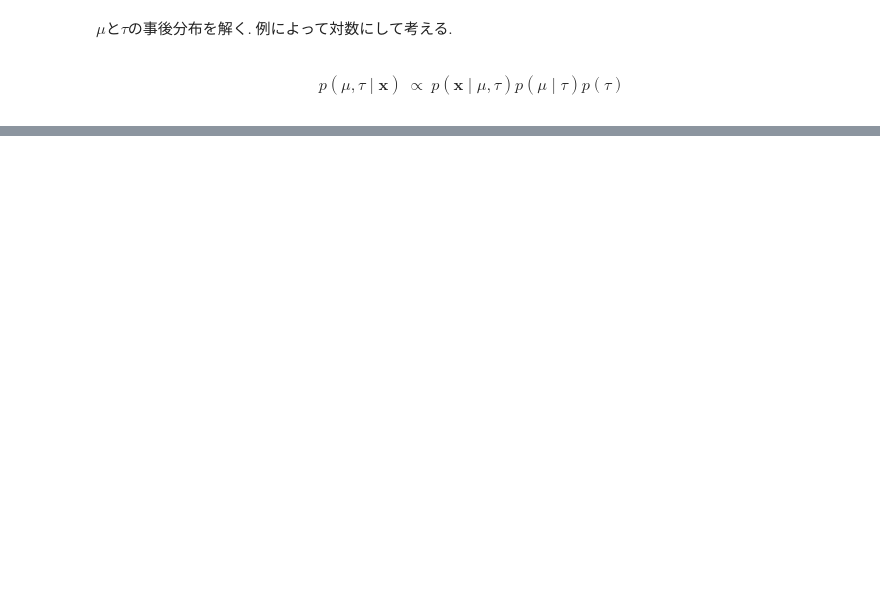
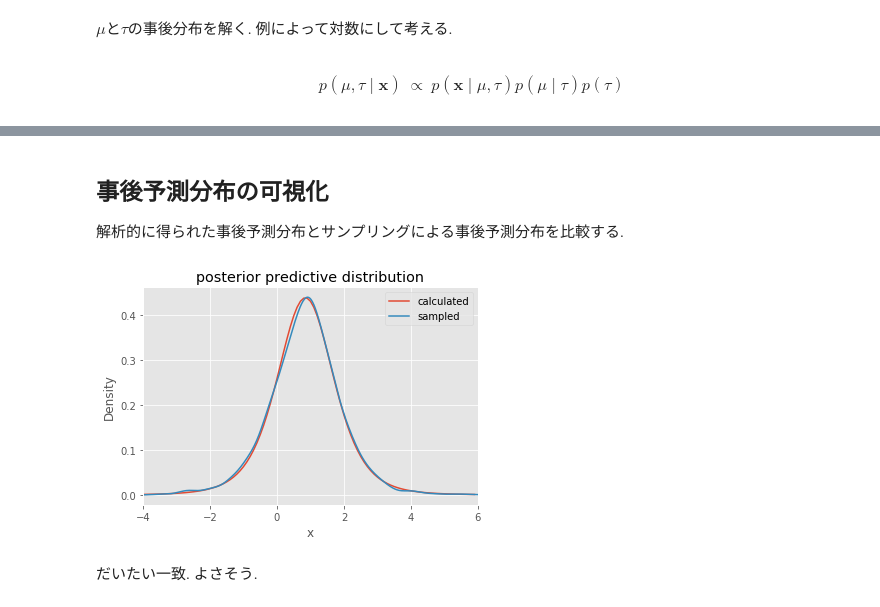
Before and after one commit to kazufusa/til, a Jupyter notebook: 20180714_bayes_gaussian_dist/readme.ipynb, the cells around one changed output, grey strips where cells are left out. Drawn from its saved outputs; the diff is of its cells as text; code cells hidden in the pictures; blank space fills up the shorter version.

```diff
--- a/20180714_bayes_gaussian_dist/readme.ipynb
+++ b/20180714_bayes_gaussian_dist/readme.ipynb
@@ -330,0 +387,32 @@ $$
+# %% [markdown]
+## 事後予測分布の可視化
+
+解析的に得られた事後予測分布とサンプリングによる事後予測分布を比較する.
+# %%
+precision = aN * lambdaN / bN / (lambdaN + 1.)
+
+# grid
+delta = 0.1
+df = pd.DataFrame()
+df['X'] = np.arange(-4.0, 6.0, delta)
+
+# posterior predicitive distribution
+df['calculated'] = sp.stats.t.pdf(df.X, df=2.*aN, loc=muN, scale=np.sqrt(1/precision))
+
+# sampled posterior predictive distribution
+tau = np.random.gamma(aN, 1/bN, 2000)
+mu = np.random.normal(muN, np.sqrt(1./lambdaN/tau))
+sampled = pd.DataFrame(np.random.normal(mu, np.sqrt(1/tau)), columns=['sampled'])
+
+# plot
+ax = df.plot(x='X', y='calculated')
+sampled.plot.kde(ax=ax)
+ax.set_xlim(-4, 6)
+ax.set_xlabel('x')
+ax.set_ylabel(r'Density')
+ax.set_title('posterior predictive distribution')
+plt.savefig("2.png");
+# %% [output]
+[figure, added]
+# %% [markdown]
+だいたい一致. よさそう.
```
Also changed, not shown: parts of 28 cells of this notebook, 2 other files.
